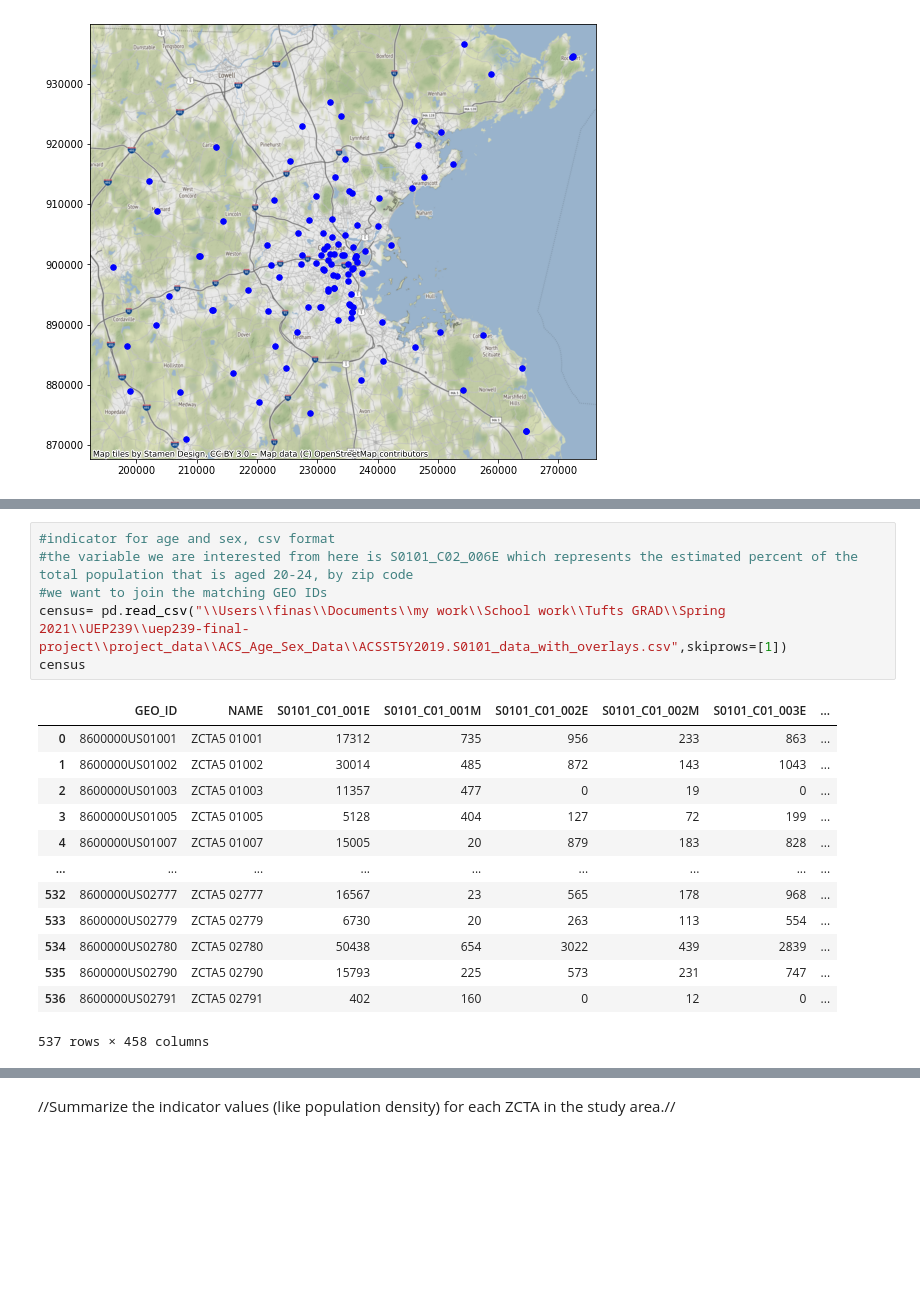
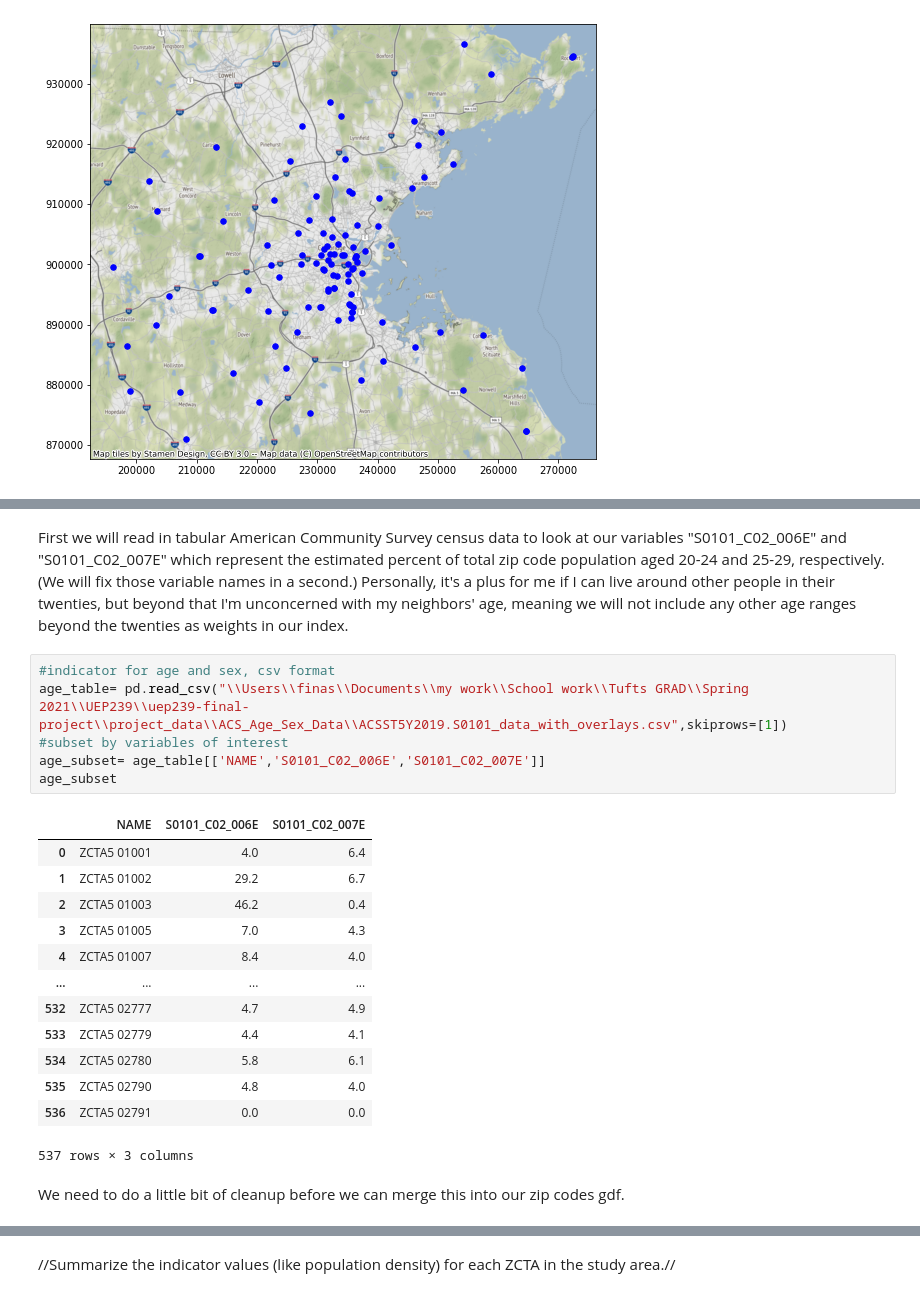
Before and after one commit to finashort/uep239-final-project, a Jupyter notebook: UEP239Final.ipynb, the cells around one changed output, grey strips where cells are left out. Saved outputs shown, nothing was run; the diff lists cells and outputs as text; blank space fills up the shorter version.

Commit message:
visualized and sorted out indicator #3, the twenties

```diff
--- a/UEP239Final.ipynb
+++ b/UEP239Final.ipynb
@@ -515,20 +515,24 @@ ValueError: Either an out_shape or image must be provided
+# %% [markdown]
+First we will read in tabular American Community Survey census data to look at our variables "S0101_C02_006E" and "S0101_C02_007E" which represent the estimated percent of total zip code population aged 20-24 and 25-29, respectively. (We will fix those variable names in a second.) Personally, it's a plus for me if I can live around other people in their twenties, but beyond that I'm unconcerned with my neighbors' age, meaning we will not include any other age ranges beyond the twenties as weights in our index.
 # %%
 #indicator for age and sex, csv format
-#the variable we are interested from here is S0101_C02_006E which represents the estimated percent of the total population that is aged 20-24, by zip code
-#we want to join the matching GEO IDs
-census= pd.read_csv("\\Users\\finas\\Documents\\my work\\School work\\Tufts GRAD\\Spring 2021\\UEP239\\uep239-final-project\\project_data\\ACS_Age_Sex_Data\\ACSST5Y2019.S0101_data_with_overlays.csv",skiprows=[1])
-census
+age_table= pd.read_csv("\\Users\\finas\\Documents\\my work\\School work\\Tufts GRAD\\Spring 2021\\UEP239\\uep239-final-project\\project_data\\ACS_Age_Sex_Data\\ACSST5Y2019.S0101_data_with_overlays.csv",skiprows=[1])
+#subset by variables of interest
+age_subset= age_table[['NAME','S0101_C02_006E','S0101_C02_007E']]
+age_subset
 # %% [output]
-|  | GEO_ID | NAME | S0101_C01_001E | S0101_C01_001M | S0101_C01_002E | S0101_C01_002M | S0101_C01_003E | ... |
-| 0 | 8600000US01001 | ZCTA5 01001 | 17312 | 735 | 956 | 233 | 863 | ... |
-| 1 | 8600000US01002 | ZCTA5 01002 | 30014 | 485 | 872 | 143 | 1043 | ... |
-| 2 | 8600000US01003 | ZCTA5 01003 | 11357 | 477 | 0 | 19 | 0 | ... |
-| 3 | 8600000US01005 | ZCTA5 01005 | 5128 | 404 | 127 | 72 | 199 | ... |
-| 4 | 8600000US01007 | ZCTA5 01007 | 15005 | 20 | 879 | 183 | 828 | ... |
-| ... | ... | ... | ... | ... | ... | ... | ... | ... |
-| 532 | 8600000US02777 | ZCTA5 02777 | 16567 | 23 | 565 | 178 | 968 | ... |
-| 533 | 8600000US02779 | ZCTA5 02779 | 6730 | 20 | 263 | 113 | 554 | ... |
-| 534 | 8600000US02780 | ZCTA5 02780 | 50438 | 654 | 3022 | 439 | 2839 | ... |
-| 535 | 8600000US02790 | ZCTA5 02790 | 15793 | 225 | 573 | 231 | 747 | ... |
-| 536 | 8600000US02791 | ZCTA5 02791 | 402 | 160 | 0 | 12 | 0 | ... |
+|  | NAME | S0101_C02_006E | S0101_C02_007E |
+| 0 | ZCTA5 01001 | 4.0 | 6.4 |
+| 1 | ZCTA5 01002 | 29.2 | 6.7 |
+| 2 | ZCTA5 01003 | 46.2 | 0.4 |
+| 3 | ZCTA5 01005 | 7.0 | 4.3 |
+| 4 | ZCTA5 01007 | 8.4 | 4.0 |
+| ... | ... | ... | ... |
+| 532 | ZCTA5 02777 | 4.7 | 4.9 |
+| 533 | ZCTA5 02779 | 4.4 | 4.1 |
+| 534 | ZCTA5 02780 | 5.8 | 6.1 |
+| 535 | ZCTA5 02790 | 4.8 | 4.0 |
+| 536 | ZCTA5 02791 | 0.0 | 0.0 |
-537 rows × 458 columns
+537 rows × 3 columns
+# %% [markdown]
+We need to do a little bit of cleanup before we can merge this into our zip codes gdf.
```
Also changed, not shown: parts of 18 cells of this notebook.
